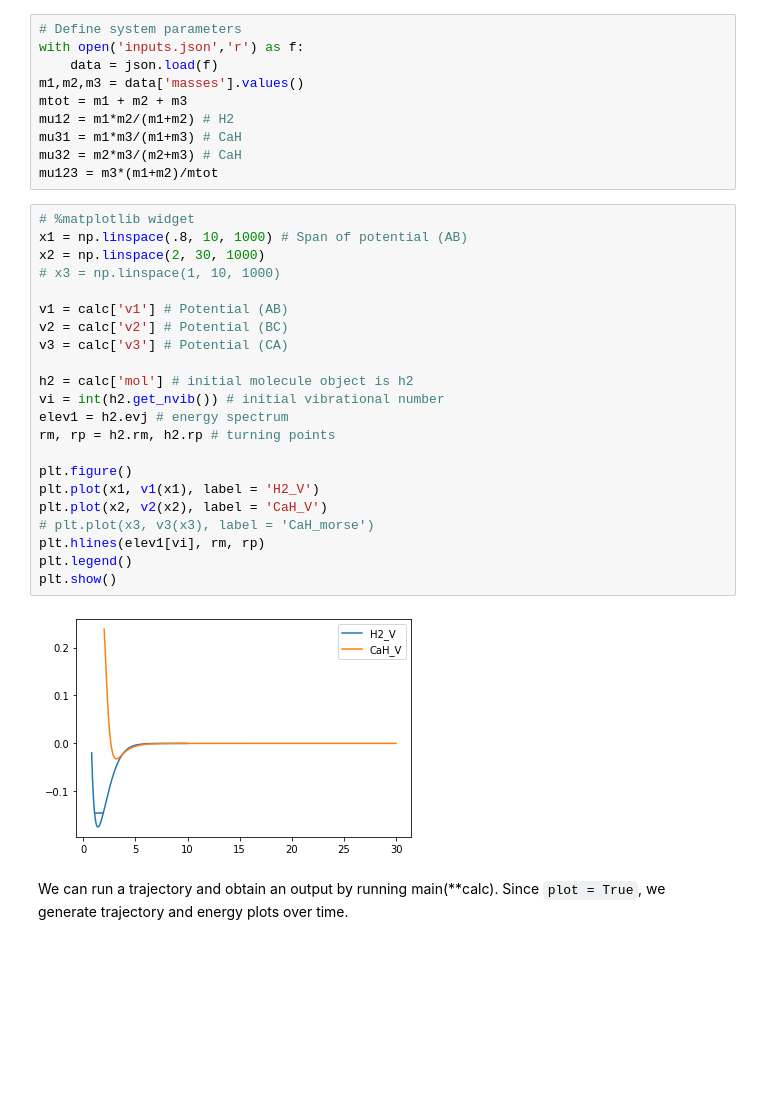
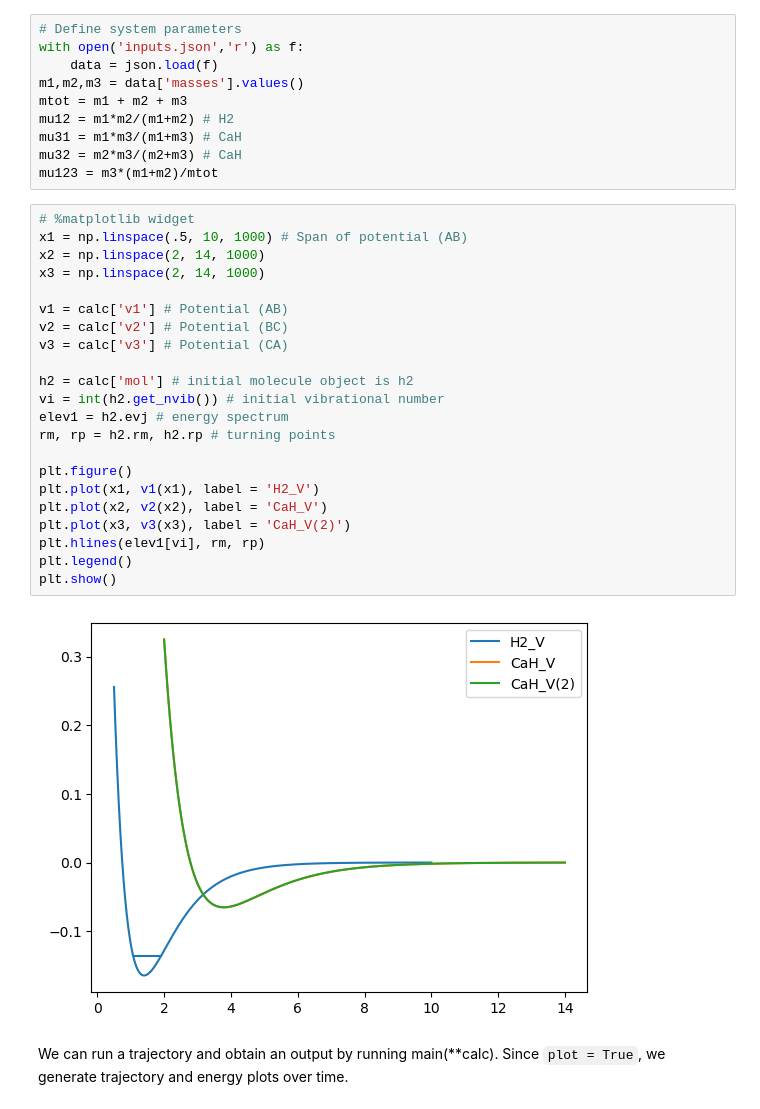
Before and after one commit to Rkoost/PyQCAMS, a Jupyter notebook: example/h2_ca/example.ipynb, the cells around one changed output. Cells and saved outputs as stored; diff of their text form; blank space fills up the shorter version.

```diff
--- a/example/h2_ca/example.ipynb
+++ b/example/h2_ca/example.ipynb
@@ -32,28 +32,28 @@ mu32 = m2*m3/(m2+m3) # CaH
 mu123 = m3*(m1+m2)/mtot
 # %%
 # %matplotlib widget
-x1 = np.linspace(.8, 10, 1000) # Span of potential (AB)
-x2 = np.linspace(2, 30, 1000)
-# x3 = np.linspace(1, 10, 1000)
+x1 = np.linspace(.5, 10, 1000) # Span of potential (AB)
+x2 = np.linspace(2, 14, 1000)
+x3 = np.linspace(2, 14, 1000)
 
 v1 = calc['v1'] # Potential (AB)
 v2 = calc['v2'] # Potential (BC)
 v3 = calc['v3'] # Potential (CA)
 
 h2 = calc['mol'] # initial molecule object is h2
 vi = int(h2.get_nvib()) # initial vibrational number
 elev1 = h2.evj # energy spectrum
 rm, rp = h2.rm, h2.rp # turning points
 
 plt.figure()
 plt.plot(x1, v1(x1), label = 'H2_V')
 plt.plot(x2, v2(x2), label = 'CaH_V')
-# plt.plot(x3, v3(x3), label = 'CaH_morse')
+plt.plot(x3, v3(x3), label = 'CaH_V(2)')
 plt.hlines(elev1[vi], rm, rp)
 plt.legend()
 plt.show()
 # %% [output]
-[figure, old version]
+[figure, new version]
 # %% [markdown]
 We can run a trajectory and obtain an output by running main(\**calc). Since `plot = True`, we generate trajectory and energy plots over time.
 # %%
```
Also changed, not shown: parts of 9 cells of this notebook.
